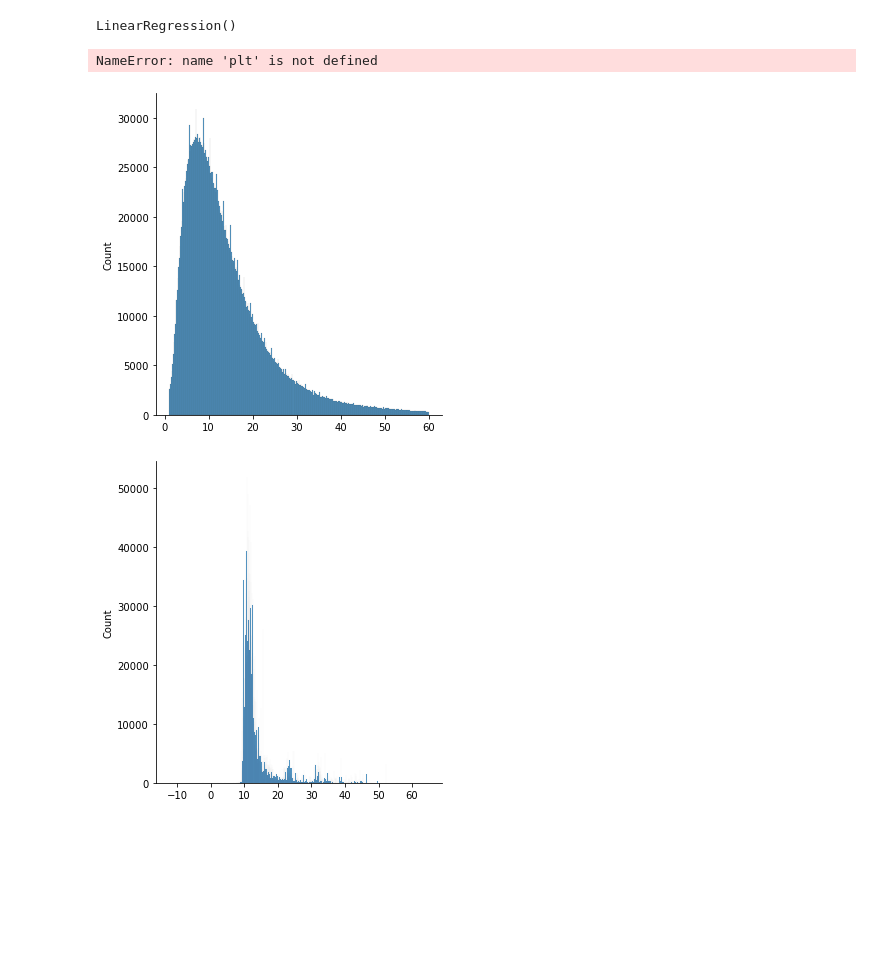
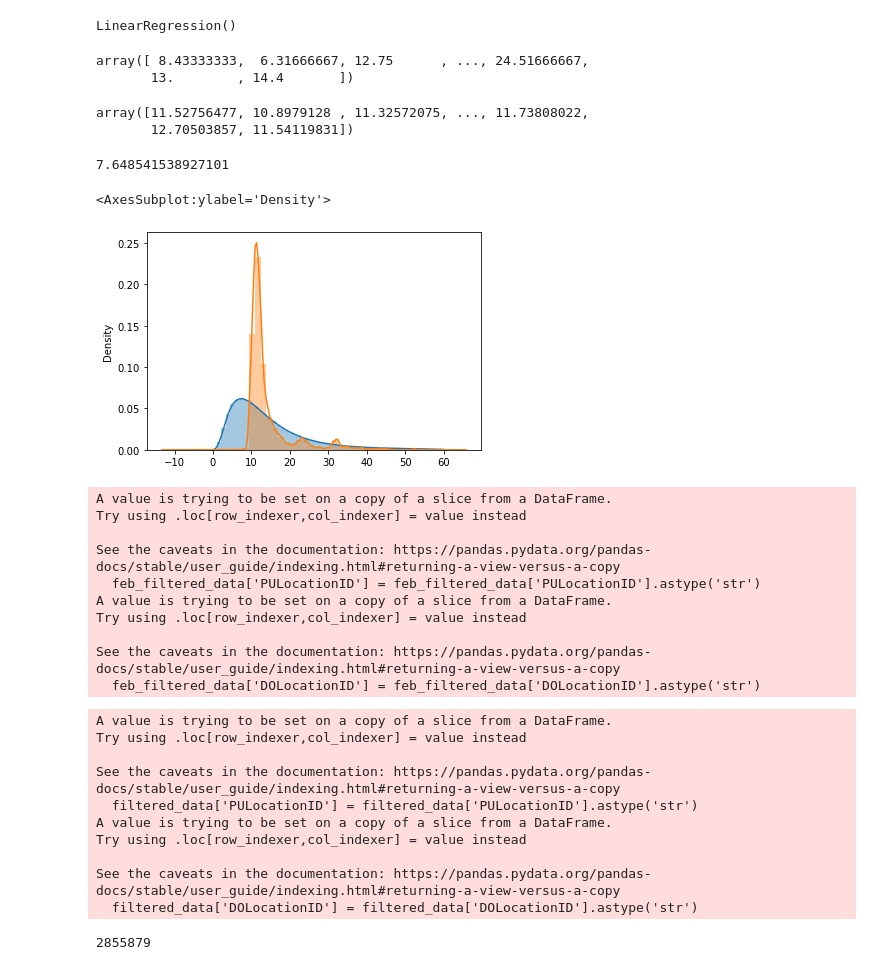
Before and after one commit to AOGbadamosi2018/mlops_zoomcamp_2025, a Jupyter notebook: homework.ipynb, the cells around one changed output. Drawn from its saved outputs; the diff is of its cells as text; code cells hidden in the pictures; blank space fills up the shorter version.

```diff
--- a/homework.ipynb
+++ b/homework.ipynb
@@ -100,3 +112,13 @@ model.fit( X_train , y_train)
 LinearRegression()
 # %%
 y_pred = model.predict(X_train)
+# %%
+y_train
+# %% [output]
+array([ 8.43333333,  6.31666667, 12.75      , ..., 24.51666667,
+       13.        , 14.4       ])
+# %%
+y_pred
+# %% [output]
+array([11.52756477, 10.8979128 , 11.32572075, ..., 11.73808022,
+       12.70503857, 11.54119831])
@@ -103,10 +127,39 @@ y_pred = model.predict(X_train)
+# %%
+print(rmse_train)
+# %% [output]
+7.648541538927101
 # %%
 import seaborn as sns
 # %%
-sns.displot(y_train, label = 'actual')
-sns.displot(y_pred, label = 'predicted')
-plt.show()
+sns.distplot(y_train, label = 'actual')
+sns.distplot(y_pred, label = 'predicted')
 # %% [output]
-NameError: name 'plt' is not defined
+<AxesSubplot:ylabel='Density'>
-[figure, old version]
+[figure, new version]
-[figure, removed]
+# %%
+# Predicting on unseen data
+#Applying the same preprocessing steps
+feb_data['duration'] = (feb_data['tpep_dropoff_datetime'] - feb_data['tpep_pickup_datetime']).dt.total_seconds()/60
+
+feb_filtered_data = feb_data[np.logical_and(feb_data['duration']>1,feb_data['duration']<60)]
+
+feb_filtered_data['PULocationID'] = feb_filtered_data['PULocationID'].astype('str')
+
+feb_filtered_data['DOLocationID'] = feb_filtered_data['DOLocationID'].astype('str')
+
+feb_train = feb_filtered_data[['PULocationID','DOLocationID']].to_dict(orient = 'records')
+
+feb_actual = feb_filtered_data.duration.values
+
+feb_predict = dv.transform(feb_train)
+# %% [output]
+A value is trying to be set on a copy of a slice from a DataFrame.
+Try using .loc[row_indexer,col_indexer] = value instead
+
+See the caveats in the documentation: https://pandas.pydata.org/pandas-docs/stable/user_guide/indexing.html#returning-a-view-versus-a-copy
+  feb_filtered_data['PULocationID'] = feb_filtered_data['PULocationID'].astype('str')
+A value is trying to be set on a copy of a slice from a DataFrame.
+Try using .loc[row_indexer,col_indexer] = value instead
+
+See the caveats in the documentation: https://pandas.pydata.org/pandas-docs/stable/user_guide/indexing.html#returning-a-view-versus-a-copy
+  feb_filtered_data['DOLocationID'] = feb_filtered_data['DOLocationID'].astype('str')
@@ -112,0 +189,17 @@ NameError: name 'plt' is not defined
+# %%
+feb_predicted , feb_actual  = prep_data(feb_data , dv)
+# %% [output]
+A value is trying to be set on a copy of a slice from a DataFrame.
+Try using .loc[row_indexer,col_indexer] = value instead
+
+See the caveats in the documentation: https://pandas.pydata.org/pandas-docs/stable/user_guide/indexing.html#returning-a-view-versus-a-copy
+  filtered_data['PULocationID'] = filtered_data['PULocationID'].astype('str')
+A value is trying to be set on a copy of a slice from a DataFrame.
+Try using .loc[row_indexer,col_indexer] = value instead
+
+See the caveats in the documentation: https://pandas.pydata.org/pandas-docs/stable/user_guide/indexing.html#returning-a-view-versus-a-copy
+  filtered_data['DOLocationID'] = filtered_data['DOLocationID'].astype('str')
+# %%
+len(feb_actual)
+# %% [output]
+2855879
```
Also changed, not shown: parts of 10 cells of this notebook.
